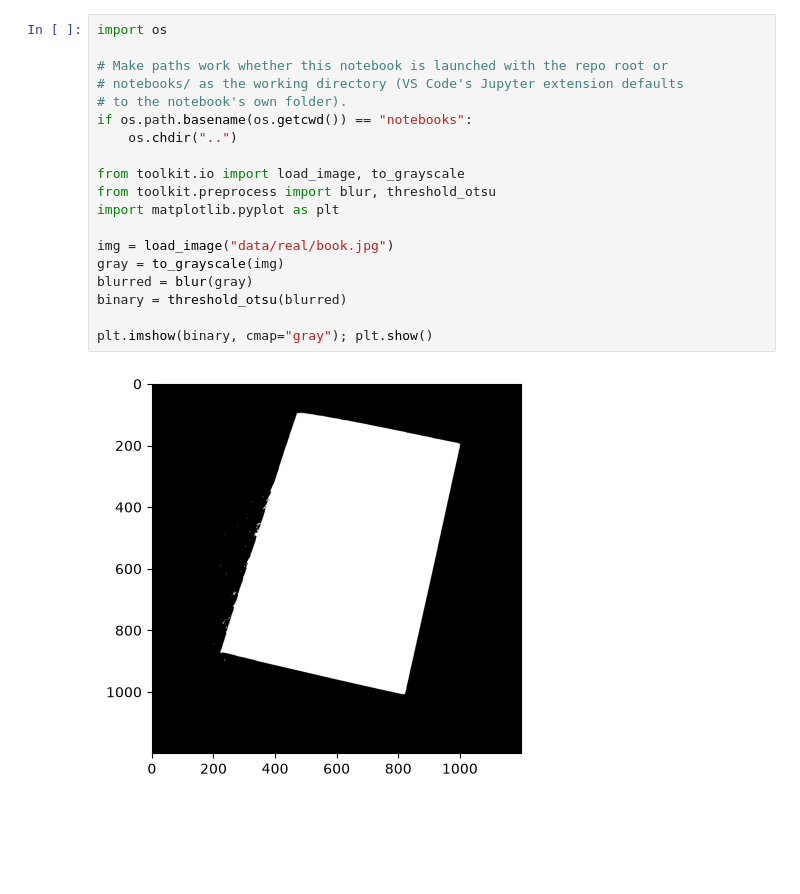
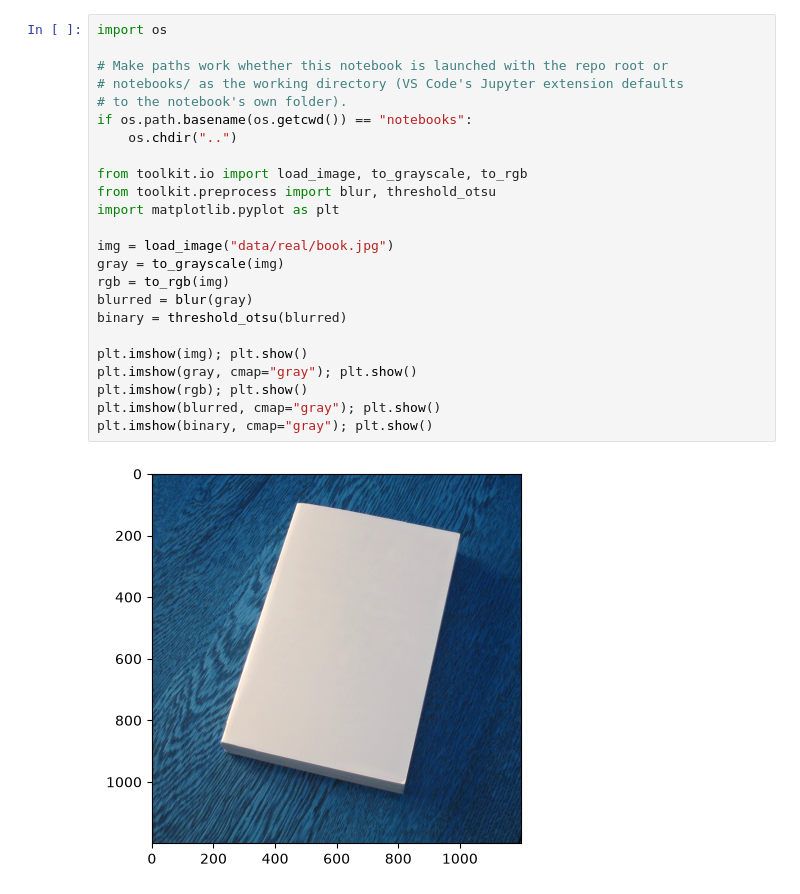
Before and after one commit to khalilurrrahmanridoykhan/cv-image-processing-toolkit, a Jupyter notebook: notebooks/explore_pipeline.ipynb, the cells around one changed output. Drawn from its saved outputs; the diff is of its cells as text; blank space fills up the shorter version.

```diff
--- a/notebooks/explore_pipeline.ipynb
+++ b/notebooks/explore_pipeline.ipynb
@@ -1,21 +1,26 @@
 # %%
 import os
 
 # Make paths work whether this notebook is launched with the repo root or
 # notebooks/ as the working directory (VS Code's Jupyter extension defaults
 # to the notebook's own folder).
 if os.path.basename(os.getcwd()) == "notebooks":
     os.chdir("..")
 
-from toolkit.io import load_image, to_grayscale
+from toolkit.io import load_image, to_grayscale, to_rgb
 from toolkit.preprocess import blur, threshold_otsu
 import matplotlib.pyplot as plt
 
 img = load_image("data/real/book.jpg")
 gray = to_grayscale(img)
+rgb = to_rgb(img)
 blurred = blur(gray)
 binary = threshold_otsu(blurred)
 
+plt.imshow(img); plt.show()
+plt.imshow(gray, cmap="gray"); plt.show()
+plt.imshow(rgb); plt.show()
+plt.imshow(blurred, cmap="gray"); plt.show()
 plt.imshow(binary, cmap="gray"); plt.show()
 # %% [output]
-[figure, old version]
+[figure, new version]
```
Also changed, not shown: parts of 2 cells of this notebook, 1 other file.
